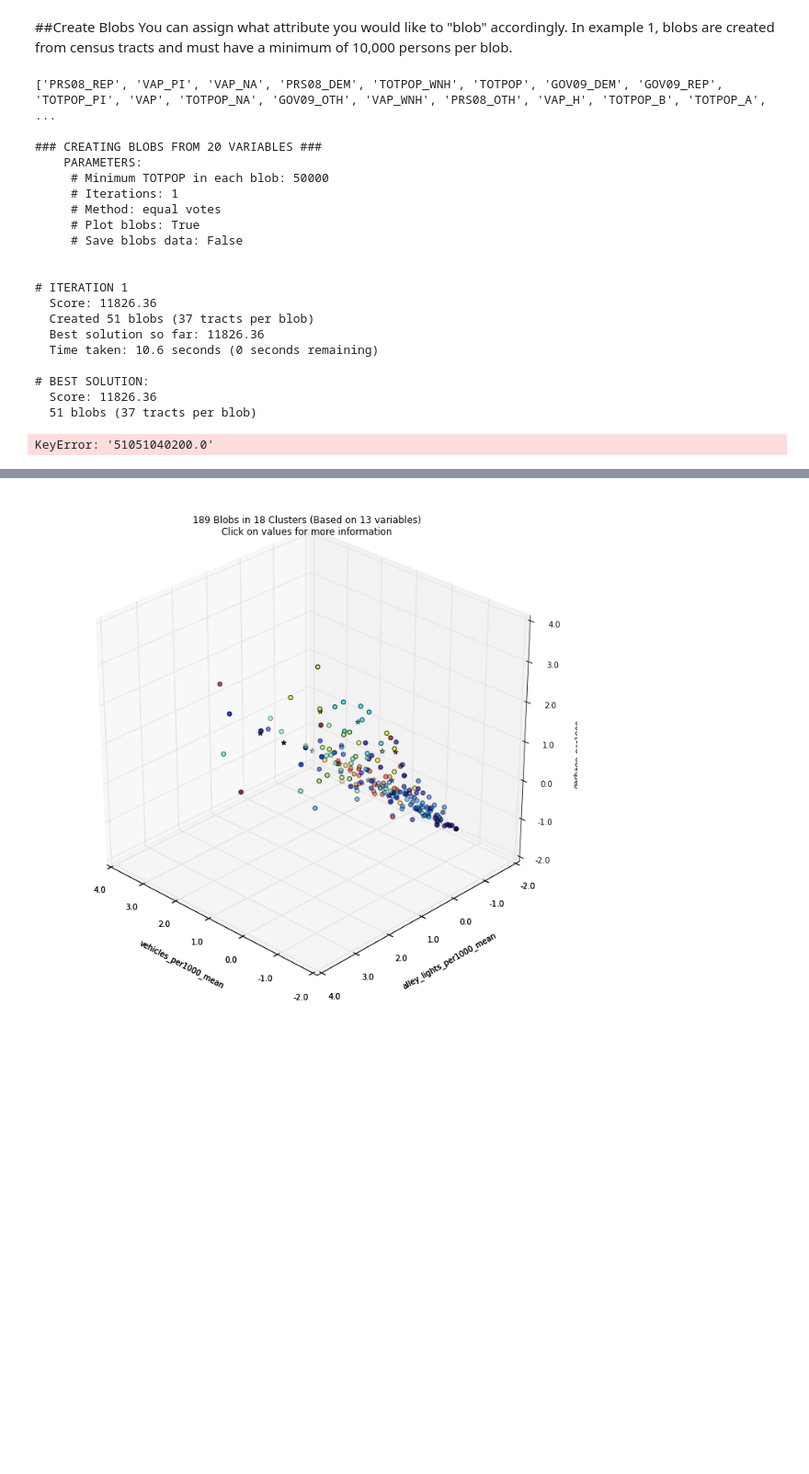
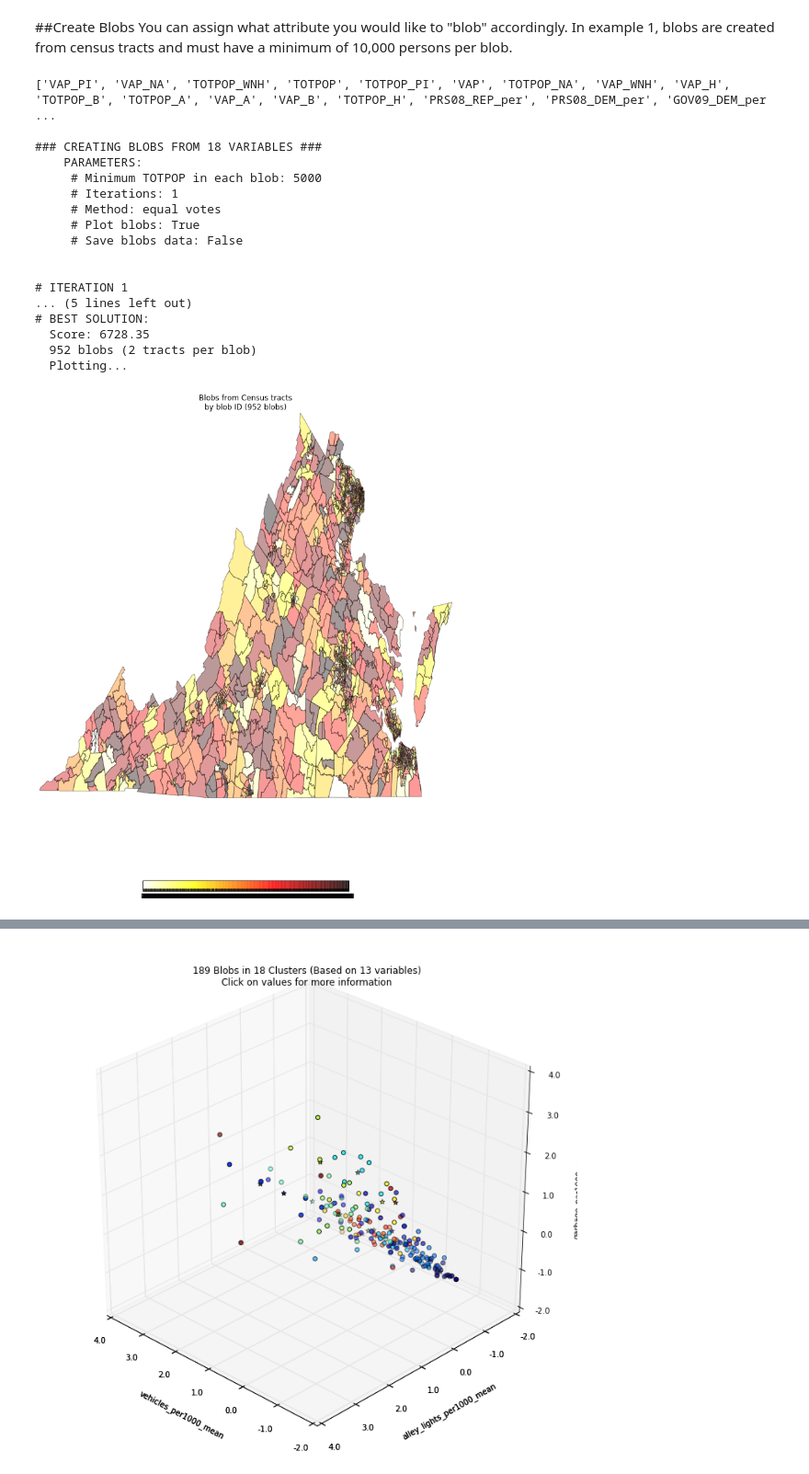
Before and after one commit to ChicagoHarris/blobs, a Jupyter notebook: tutorials/Blob Example-Virginia.ipynb, the cells around one changed output, grey strips where cells are left out. Shown at 92% size. Cells and saved outputs as stored; diff of their text form; code cells hidden in the pictures; blank space fills up the shorter version.

```diff
--- a/tutorials/Blob Example-Virginia.ipynb
+++ b/tutorials/Blob Example-Virginia.ipynb
@@ -36,6 +38,10 @@ df.columns = df.columns.map(lambda x: x.lower())
 df['order'] = df.index
 # %%
 # Assign spatial weight for census tracts.
-w=ps.open(root + '/tracts/CensusTractsTIGER2010.gal').read()
+
+if WEIGHT_FILE:
+    w=ps.open(WEIGHT_FILE).read()
+else:
+    w = ps.knnW_from_shapefile(SHAPE_FILE, idVariable=SHAPE_GEO_ID) #KNN vs. Rook
 # %%
 # Initialize sample 311 call data from CSV file.
@@ -83,16 +91,3 @@ init_calls['tract_id'] = init_calls['tract_id'].astype('float')
-# %%
-# Format data and merge on shapefile IDs
-ordered_tracts = pd.DataFrame(df.loc[:,['tract_id', 'order']])
-calls = pd.merge(init_calls, ordered_tracts, how='right', left_on='tract_id',
-    right_on='tract_id', sort=False).fillna(0).sort(['order'])
-calls = calls.drop(['order'],1)
-
-class bd:
-  data = calls
-  w = w
-  shp_link = shp_link
-  id = 'tract_id'
-  level = 'tract'
 # %%
 # Assign the attribute data.
 d = bd()
@@ -101,28 +96,25 @@ d = bd()
 You can assign what attribute you would like to "blob" accordingly. In example 1, blobs are created from census tracts and must have a minimum of 10,000 persons per blob.
 # %%
 # Example 1: Create blobs minimum population of 10,000 in each blob. This calls a Pop-Up Window with the Map.
-b = blobs.Blobs(d, 'TOTPOP', 50000, iterations=1)
+b = blobs.Blobs(d, 'TOTPOP', 5000, iterations=1)
 # %% [output]
-['PRS08_REP', 'VAP_PI', 'VAP_NA', 'PRS08_DEM', 'TOTPOP_WNH', 'TOTPOP', 'GOV09_DEM', 'GOV09_REP', 'TOTPOP_PI', 'VAP', 'TOTPOP_NA', 'GOV09_OTH', 'VAP_WNH', 'PRS08_OTH', 'VAP_H', 'TOTPOP_B', 'TOTPOP_A',  ...
+['VAP_PI', 'VAP_NA', 'TOTPOP_WNH', 'TOTPOP', 'TOTPOP_PI', 'VAP', 'TOTPOP_NA', 'VAP_WNH', 'VAP_H', 'TOTPOP_B', 'TOTPOP_A', 'VAP_A', 'VAP_B', 'TOTPOP_H', 'PRS08_REP_per', 'PRS08_DEM_per', 'GOV09_DEM_per ...
 
-### CREATING BLOBS FROM 20 VARIABLES ###
+### CREATING BLOBS FROM 18 VARIABLES ###
     PARAMETERS:
-     # Minimum TOTPOP in each blob: 50000
+     # Minimum TOTPOP in each blob: 5000
      # Iterations: 1
      # Method: equal votes
      # Plot blobs: True
      # Save blobs data: False
 
 
 # ITERATION 1
-  Score: 11826.36
-  Created 51 blobs (37 tracts per blob)
-  Best solution so far: 11826.36
-  Time taken: 10.6 seconds (0 seconds remaining)
-
+... (5 lines left out)
 # BEST SOLUTION:
-  Score: 11826.36
-  51 blobs (37 tracts per blob)
+  Score: 6728.35
+  952 blobs (2 tracts per blob)
+  Plotting...
-KeyError: '51051040200.0'
+[figure, added]
 # %%
 #output a shape file for the generated blobs. Visualize the blobs map
```
Also changed, not shown: parts of 12 cells of this notebook, 2 other files.
